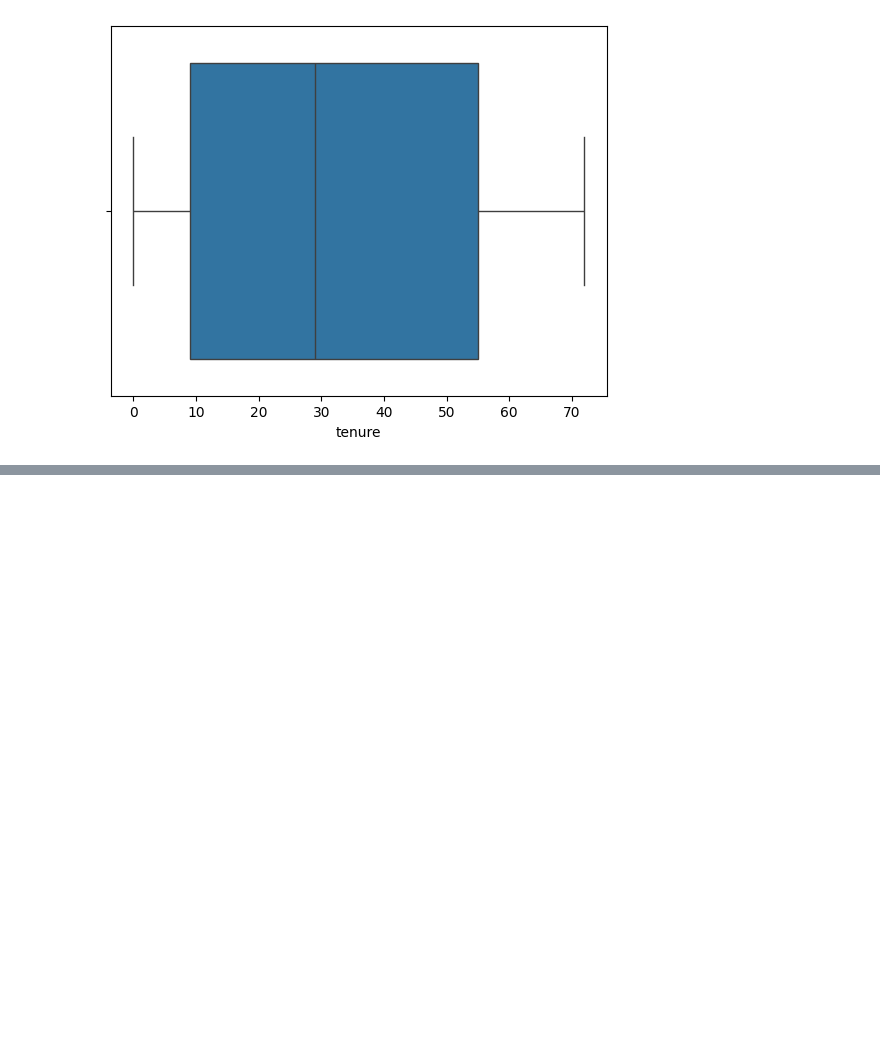
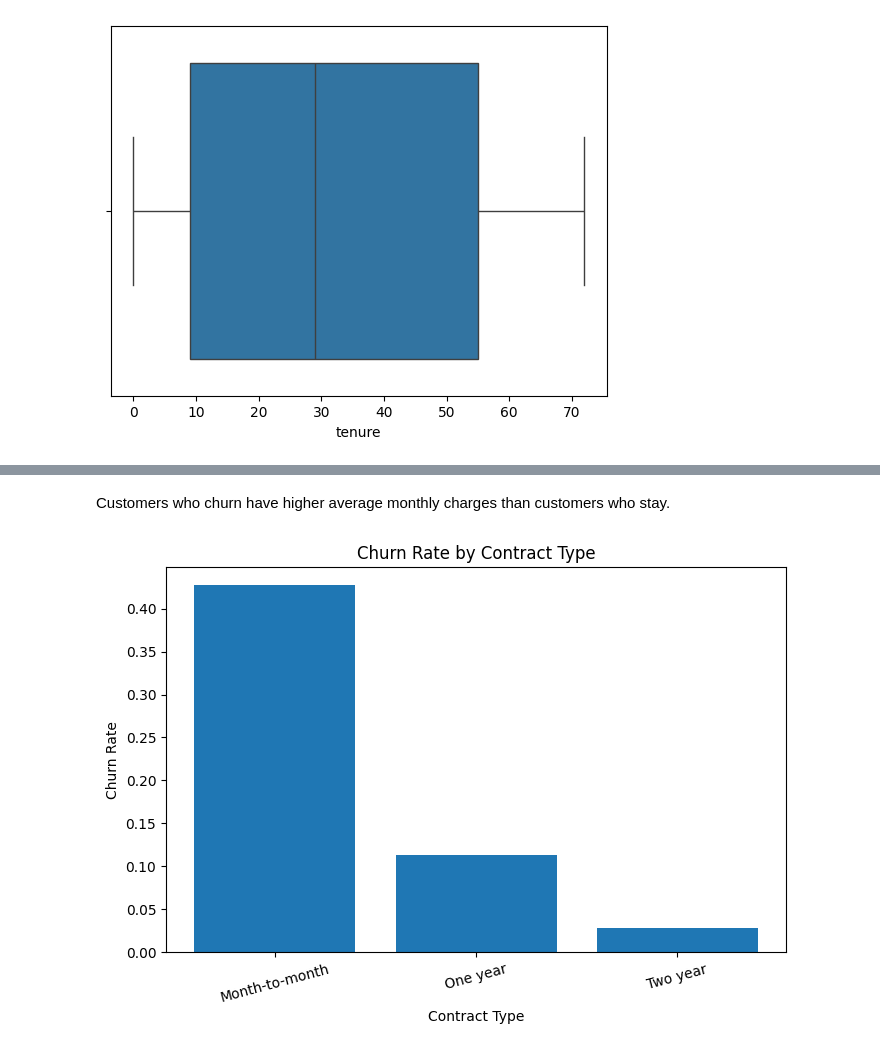
Before and after one commit to parthnijh/telco-customer-churn, a Jupyter notebook: telco_dataset.ipynb, the cells around one changed output, grey strips where cells are left out. Saved outputs shown, nothing was run; the diff lists cells and outputs as text; code cells hidden in the pictures; blank space fills up the shorter version.

```diff
--- a/telco_dataset.ipynb
+++ b/telco_dataset.ipynb
@@ -255,0 +290,14 @@ for col in numeric_features:
+# %% [markdown]
+Customers who churn have higher average monthly charges than customers who stay.
+# %%
+contract_churn_rate= df.groupby("Contract")["Churn"].mean()
+
+plt.figure(figsize=(8,5))
+plt.bar(contract_churn_rate.index, contract_churn_rate.values)
+plt.xticks(rotation=15)
+plt.xlabel("Contract Type")
+plt.ylabel("Churn Rate")
+plt.title("Churn Rate by Contract Type")
+plt.show()
+# %% [output]
+[figure, added]
```
Also changed, not shown: parts of 14 cells of this notebook.
